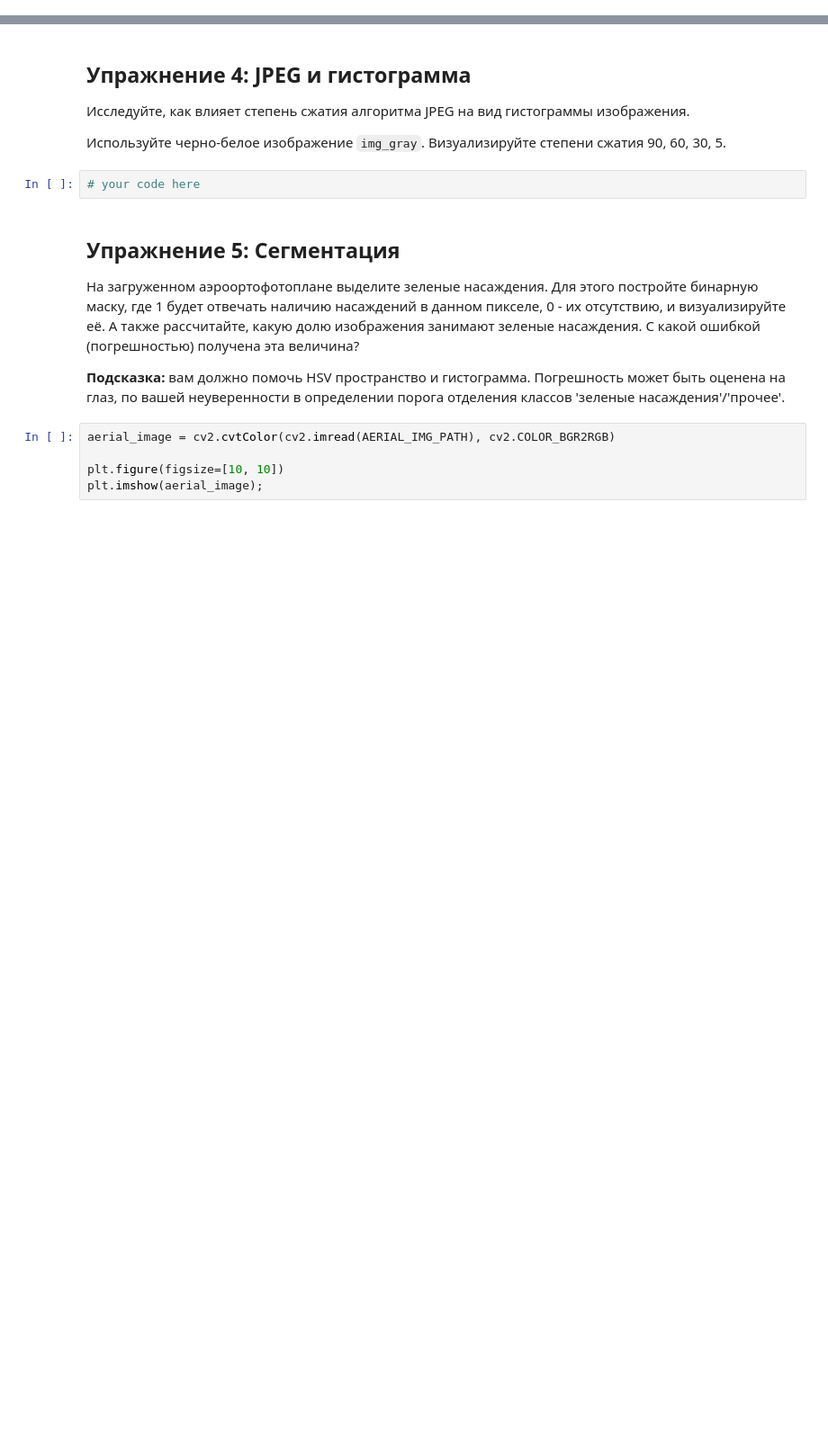
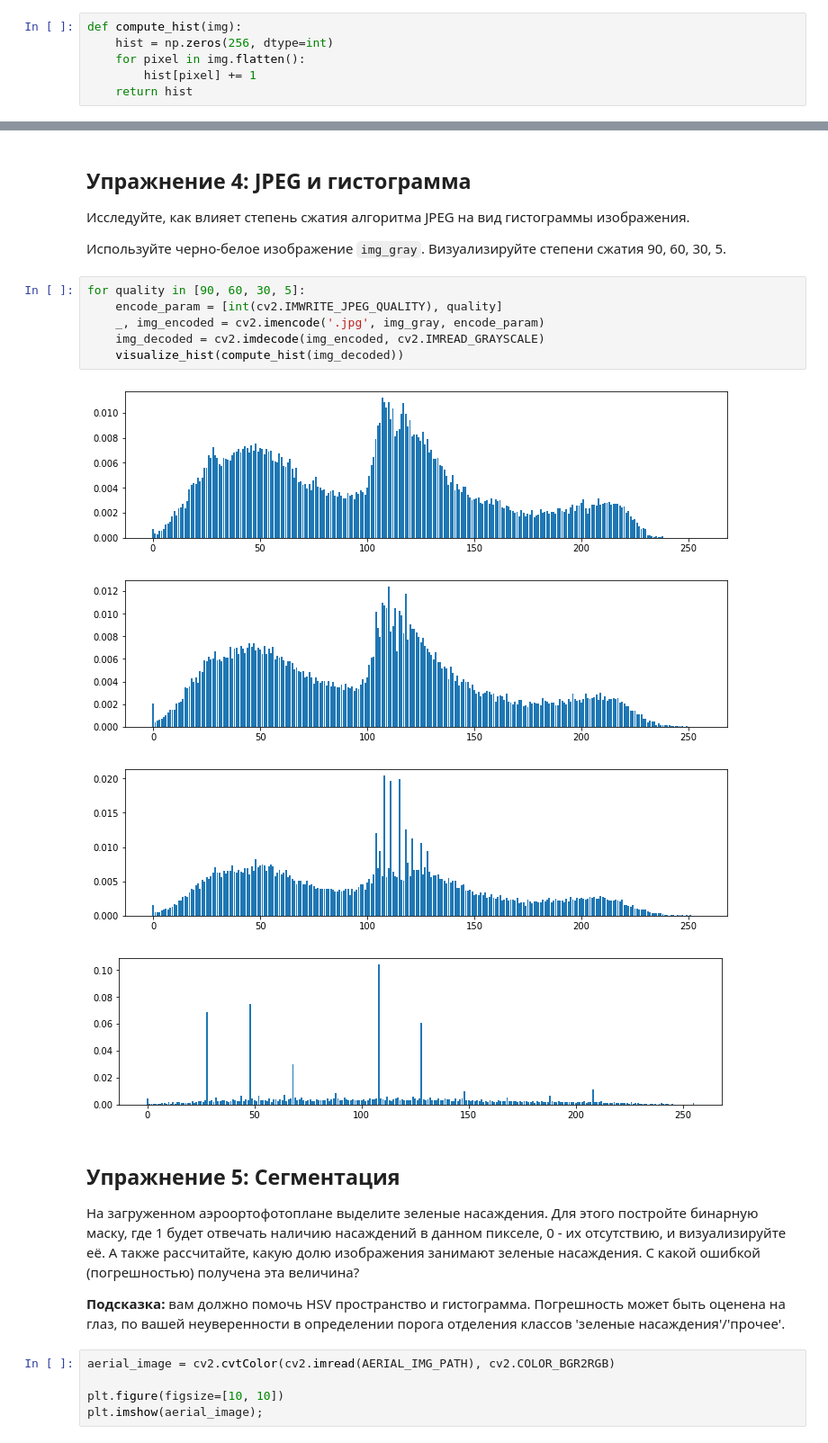
Before and after one commit to whiteshark53/cv_course_2025, a Jupyter notebook: seminars/seminar_02/Seminar_2.ipynb, the cells around one changed output, grey strips where cells are left out. Shown at 90% size. Saved outputs shown, nothing was run; the diff lists cells and outputs as text; blank space fills up the shorter version.

```diff
--- a/seminars/seminar_02/Seminar_2.ipynb
+++ b/seminars/seminar_02/Seminar_2.ipynb
@@ -214,3 +236,9 @@ def compute_hist(img):
+# %%
+def compute_hist(img):
+    hist = np.zeros(256, dtype=int)
+    for pixel in img.flatten():
+        hist[pixel] += 1
+    return hist
 # %%
 hist_gray = compute_hist(img_gray)
 
@@ -243,8 +283,17 @@ assert((hist_gray == hist_cv).all())
 Исследуйте, как влияет степень сжатия алгоритма JPEG на вид гистограммы изображения.
 
 Используйте черно-белое изображение `img_gray`. Визуализируйте степени сжатия 90, 60, 30, 5.
-# %%
-# your code here
+# %%
+for quality in [90, 60, 30, 5]:
+    encode_param = [int(cv2.IMWRITE_JPEG_QUALITY), quality]
+    _, img_encoded = cv2.imencode('.jpg', img_gray, encode_param)
+    img_decoded = cv2.imdecode(img_encoded, cv2.IMREAD_GRAYSCALE)
+    visualize_hist(compute_hist(img_decoded))
+# %% [output]
+[figure, added]
+[figure, added]
+[figure, added]
+[figure, added]
 # %% [markdown]
 ## Упражнение 5: Сегментация
 
```
Also changed, not shown: parts of 29 cells of this notebook.
